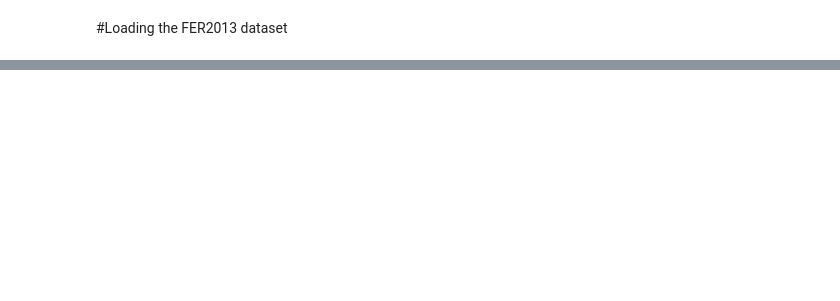
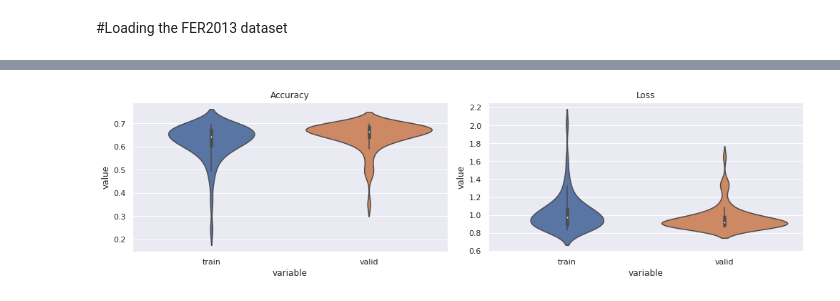
Before and after one commit to mansi-98/Real_time_emotion_detection, a Jupyter notebook: Emotion_Anaysis.ipynb, the cells around one changed output, grey strips where cells are left out. Cells and saved outputs as stored; diff of their text form; code cells hidden in the pictures; blank space fills up the shorter version.

```diff
--- a/Emotion_Anaysis.ipynb
+++ b/Emotion_Anaysis.ipynb
@@ -259,0 +269,19 @@ print("Best Score: ", random_search_results.best_score_, "and Best Params: ", ra
+# %%
+df_accu = pd.DataFrame({'train': history.history['accuracy'], 'valid': history.history['val_accuracy']})
+df_loss = pd.DataFrame({'train': history.history['loss'], 'valid': history.history['val_loss']})
+
+fig = pyplot.figure(0, (14, 4))
+ax = pyplot.subplot(1, 2, 1)
+sns.violinplot(x="variable", y="value", data=pd.melt(df_accu), showfliers=False)
+pyplot.title('Accuracy')
+pyplot.tight_layout()
+
+ax = pyplot.subplot(1, 2, 2)
+sns.violinplot(x="variable", y="value", data=pd.melt(df_loss), showfliers=False)
+pyplot.title('Loss')
+pyplot.tight_layout()
+
+pyplot.savefig('performance_dist.png')
+pyplot.show()
+# %% [output]
+[figure, added]
```
Also changed, not shown: parts of 43 cells of this notebook.
